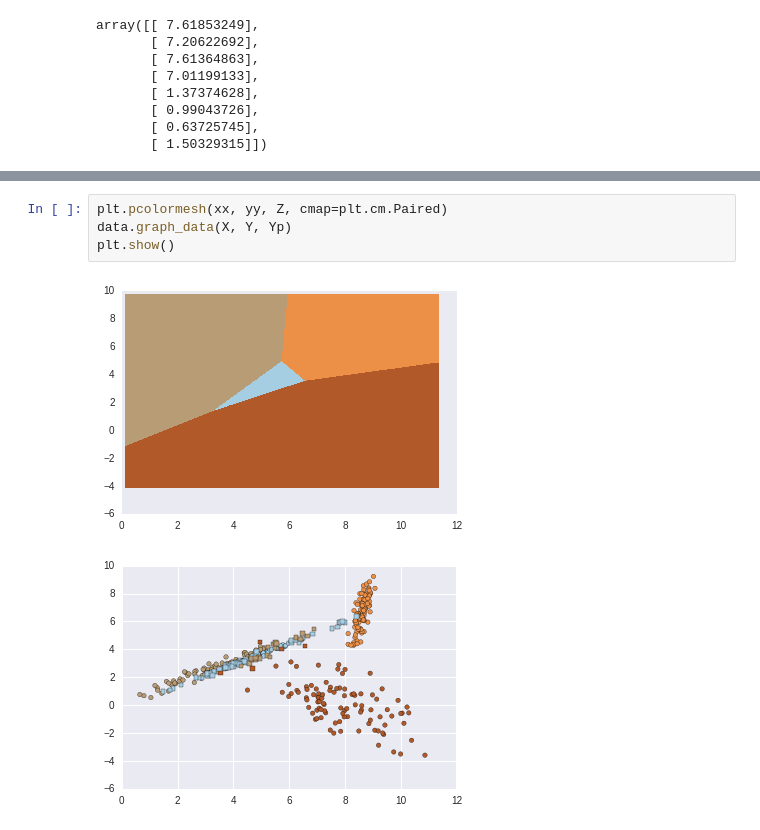
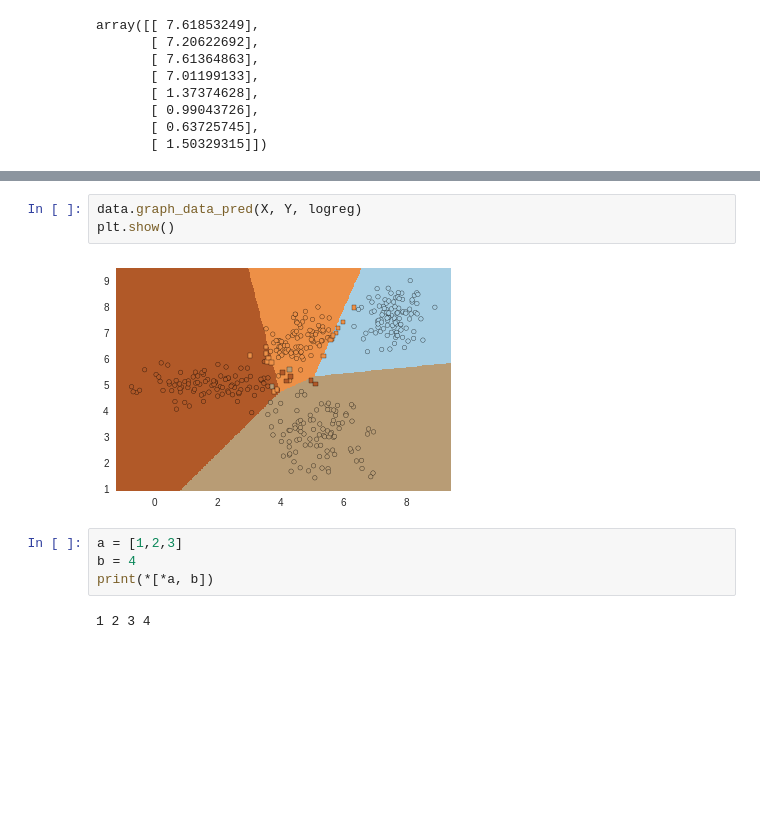
Before and after one commit to nmiculinic/du-fer, a Jupyter notebook: Lab0.ipynb, the cells around one changed output, grey strips where cells are left out. Cells and saved outputs as stored; diff of their text form; blank space fills up the shorter version.

```diff
--- a/Lab0.ipynb
+++ b/Lab0.ipynb
@@ -75,7 +75,11 @@ plt.show()
-# %%
-plt.pcolormesh(xx, yy, Z, cmap=plt.cm.Paired)
-data.graph_data(X, Y, Yp)
-plt.show()
-# %% [output]
-[figure, removed]
-[figure, removed]
+# %%
+data.graph_data_pred(X, Y, logreg)
+plt.show()
+# %% [output]
+[figure, added]
+# %%
+a = [1,2,3]
+b = 4
+print(*[*a, b])
+# %% [output]
+1 2 3 4
```
Also changed, not shown: parts of 3 cells of this notebook, 3 other files.
